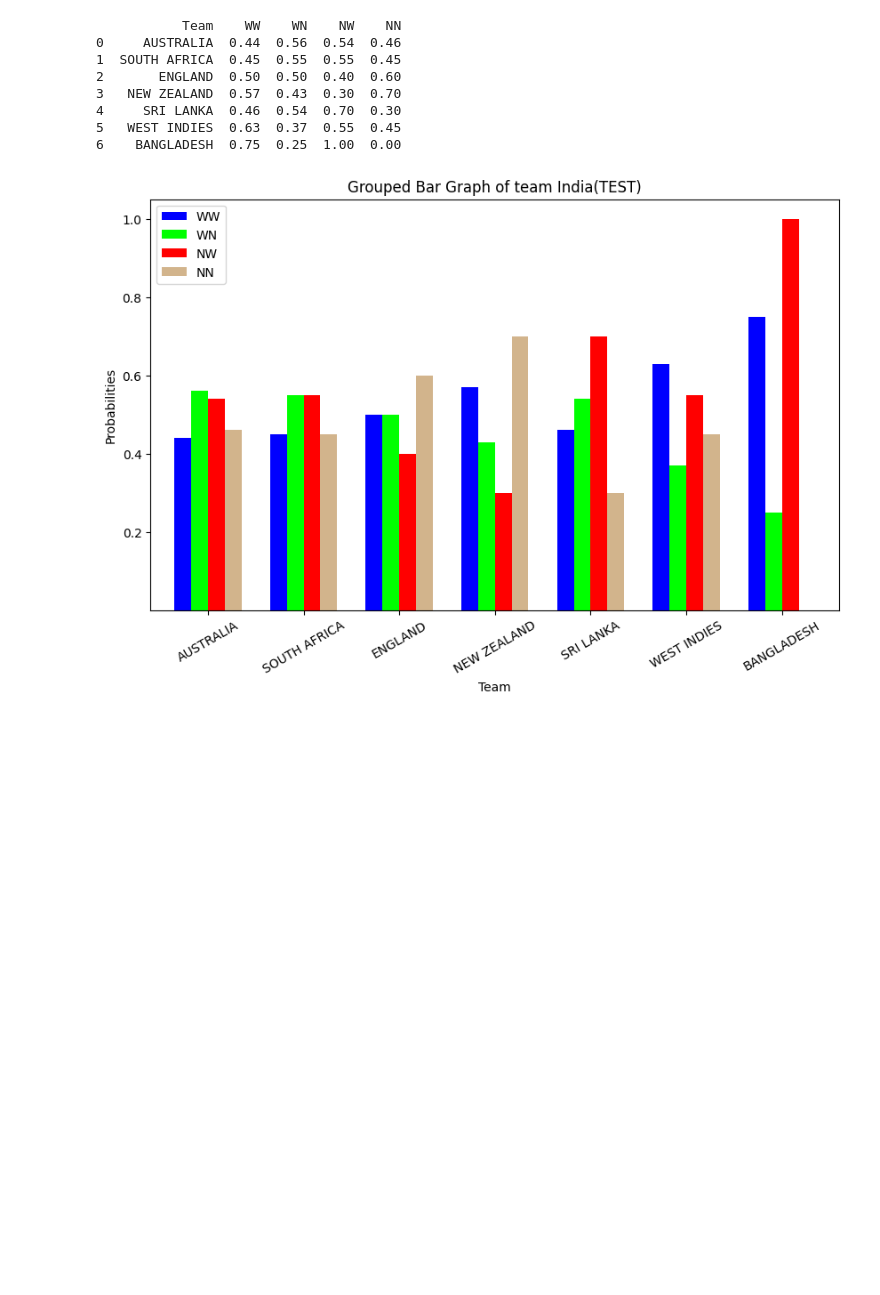
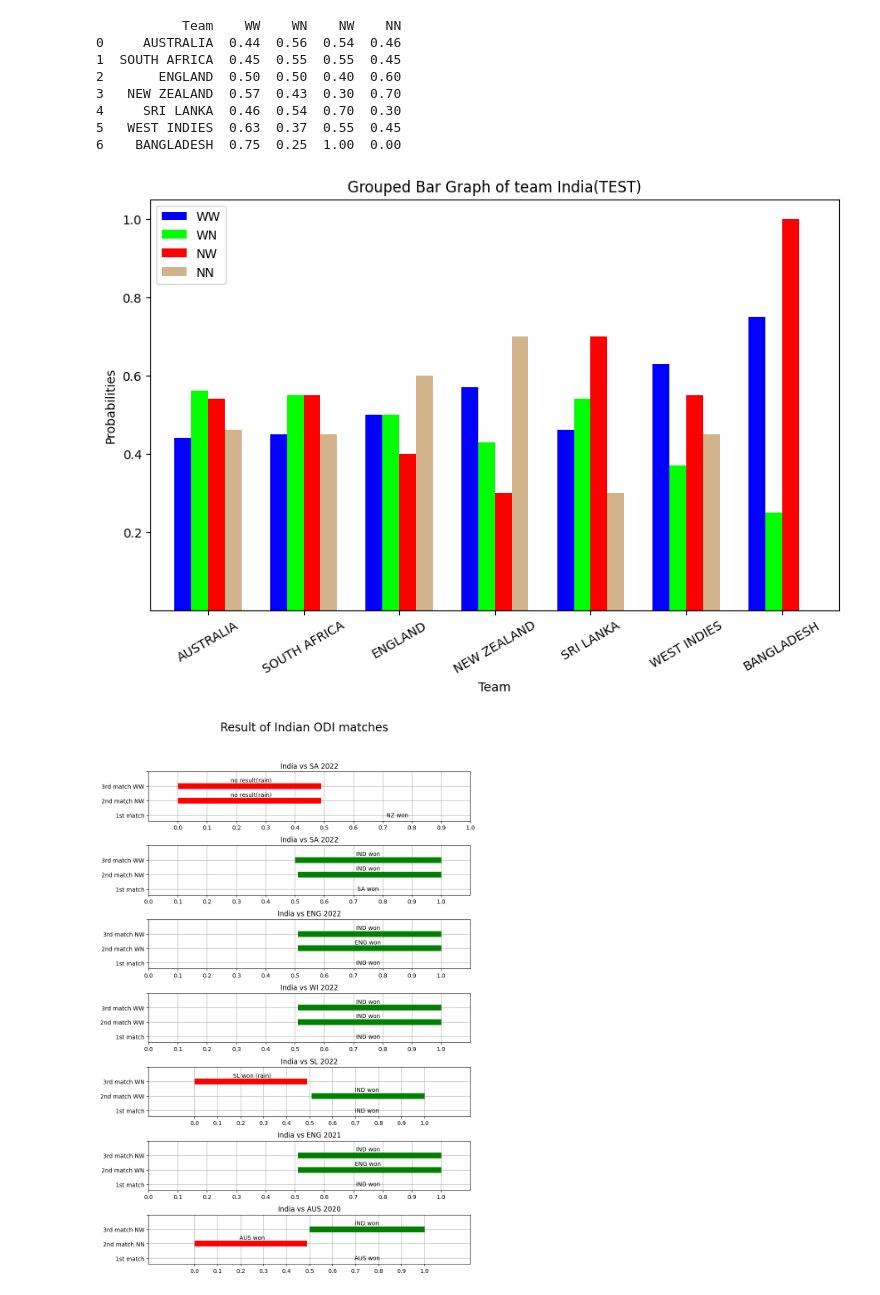
Before and after one commit to AshwinSheoran02/SPA-Final-Project-Group-9, a Jupyter notebook: Code/SPA assignment.ipynb, the cells around one changed output. Saved outputs shown, nothing was run; the diff lists cells and outputs as text; code cells hidden in the pictures; blank space fills up the shorter version.

```diff
--- a/Code/SPA assignment.ipynb
+++ b/Code/SPA assignment.ipynb
@@ -117,3 +117,102 @@ plt.show()
 5   WEST INDIES  0.63  0.37  0.55  0.45
 6    BANGLADESH  0.75  0.25  1.00  0.00
 [figure]
+# %%
+fig = plt.figure(figsize=(10,15))
+
+plt.suptitle('Result of Indian ODI matches',size=20)
+fig.subplots_adjust(hspace=0.5, top=0.9)
+ax1 = fig.add_subplot(7,1,1)
+ax2 = fig.add_subplot(7,1,2)
+ax3 = fig.add_subplot(7,1,3)
+ax4 = fig.add_subplot(7,1,4)
+ax5 = fig.add_subplot(7,1,5)
+ax6 = fig.add_subplot(7,1,6)
+ax7 = fig.add_subplot(7,1,7)
+
+ax1.plot([0.5,0.5],[1,1] ,lw=10, color="white", solid_capstyle="butt")
+ax1.plot([0,0.49],[2,2] ,lw=10, color="red", solid_capstyle="butt")
+ax1.plot([0,0.49],[3,3] ,lw=10, color="red", solid_capstyle="butt")
+ax1.margins(0.2)
+ax1.set_xticks([0.0,0.1,0.2,0.3,0.4,0.5,0.6,0.7,0.8,0.9,1.0])
+ax1.title.set_text('India vs SA 2022')
+ax1.set_yticks([1,2,3,4],labels=['1st match','2nd match NW','3rd match WW',''])
+ax1.text(0.75,1,s='NZ won',horizontalalignment='center',verticalalignment ='center')
+ax1.text(0.25,2.3,s='no result(rain)',horizontalalignment='center')
+ax1.text(0.25,3.3,s='no result(rain)',horizontalalignment='center')
+ax1.grid()
+
+
+ax2.plot([0.5,0.5],[1,1] ,lw=10, color="white", solid_capstyle="butt")
+ax2.plot([0.51,1],[2,2] ,lw=10, color="green", solid_capstyle="butt")
+ax2.plot([0.5,1],[3,3] ,lw=10, color="green", solid_capstyle="butt")
+ax2.margins(0.2)
+ax2.set_xticks([0.0,0.1,0.2,0.3,0.4,0.5,0.6,0.7,0.8,0.9,1.0])
+ax2.title.set_text('India vs SA 2022')
+ax2.set_yticks([1,2,3,4],labels=['1st match','2nd match NW','3rd match WW',''])
+ax2.text(0.75,1,s='SA won',horizontalalignment='center',verticalalignment ='center')
+ax2.text(0.75,2.3,s='IND won',horizontalalignment='center')
+ax2.text(0.75,3.3,s='IND won',horizontalalignment='center')
+ax2.grid()
+
+ax3.plot([0.5,0.5],[1,1] ,lw=10, color="white", solid_capstyle="butt")
+ax3.plot([0.51,1],[2,2] ,lw=10, color="green", solid_capstyle="butt")
+ax3.plot([0.51,1],[3,3] ,lw=10, color="green", solid_capstyle="butt")
+ax3.margins(0.2)
+ax3.set_xticks([0.0,0.1,0.2,0.3,0.4,0.5,0.6,0.7,0.8,0.9,1.0])
+ax3.title.set_text('India vs ENG 2022')
+ax3.set_yticks([1,2,3,4],labels=['1st match','2nd match WN','3rd match NW',''])
+ax3.text(0.75,1,s='IND won',horizontalalignment='center',verticalalignment ='center')
+ax3.text(0.75,2.3,s='ENG won',horizontalalignment='center')
+ax3.text(0.75,3.3,s='IND won',horizontalalignment='center')
+ax3.grid()
+
+ax4.plot([0.5,0.5],[1,1] ,lw=10, color="white", solid_capstyle="butt")
+ax4.plot([0.51,1],[2,2] ,lw=10, color="green", solid_capstyle="butt")
+ax4.plot([0.51,1],[3,3] ,lw=10, color="green", solid_capstyle="butt")
+ax4.margins(0.2)
+ax4.set_xticks([0.0,0.1,0.2,0.3,0.4,0.5,0.6,0.7,0.8,0.9,1.0])
+ax4.title.set_text('India vs WI 2022')
+ax4.set_yticks([1,2,3,4],labels=['1st match','2nd match WW','3rd match WW',''])
+ax4.text(0.75,1,s='IND won',horizontalalignment='center',verticalalignment ='center')
+ax4.text(0.75,2.3,s='IND won',horizontalalignment='center')
+ax4.text(0.75,3.3,s='IND won',horizontalalignment='center')
+ax4.grid()
+
+ax5.plot([0.5,0.5],[1,1] ,lw=10, color="white", solid_capstyle="butt")
+ax5.plot([0.51,1],[2,2] ,lw=10, color="green", solid_capstyle="butt")
+ax5.plot([0,0.49],[3,3] ,lw=10, color="red", solid_capstyle="butt")
+ax5.margins(0.2)
+ax5.set_xticks([0.0,0.1,0.2,0.3,0.4,0.5,0.6,0.7,0.8,0.9,1.0])
+ax5.title.set_text('India vs SL 2022')
+ax5.set_yticks([1,2,3,4],labels=['1st match','2nd match WW','3rd match WN',''])
+ax5.text(0.75,1,s='IND won',horizontalalignment='center',verticalalignment ='center')
+ax5.text(0.75,2.3,s='IND won',horizontalalignment='center')
+ax5.text(0.25,3.3,s='SL won (rain)',horizontalalignment='center')
+ax5.grid()
+
+ax6.plot([0.5,0.5],[1,1] ,lw=10, color="white", solid_capstyle="butt")
+ax6.plot([0.51,1],[2,2] ,lw=10, color="green", solid_capstyle="butt")
+ax6.plot([0.51,1],[3,3] ,lw=10, color="green", solid_capstyle="butt")
+ax6.margins(0.2)
+ax6.set_xticks([0.0,0.1,0.2,0.3,0.4,0.5,0.6,0.7,0.8,0.9,1.0])
+ax6.title.set_text('India vs ENG 2021')
+ax6.set_yticks([1,2,3,4],labels=['1st match','2nd match WN','3rd match NW',''])
+ax6.text(0.75,1,s='IND won',horizontalalignment='center',verticalalignment ='center')
+ax6.text(0.75,2.3,s='ENG won',horizontalalignment='center')
+ax6.text(0.75,3.3,s='IND won',horizontalalignment='center')
+ax6.grid()
+
+ax7.plot([0.5,0.5],[1,1] ,lw=10, color="white", solid_capstyle="butt")
+ax7.plot([0,0.49],[2,2] ,lw=10, color="red", solid_capstyle="butt")
+ax7.plot([0.5,1],[3,3] ,lw=10, color="green", solid_capstyle="butt")
+ax7.margins(0.2)
+ax7.set_xticks([0.0,0.1,0.2,0.3,0.4,0.5,0.6,0.7,0.8,0.9,1.0])
+ax7.title.set_text('India vs AUS 2020')
+ax7.set_yticks([1,2,3,4],labels=['1st match','2nd match NN','3rd match NW',''])
+ax7.text(0.75,1,s='AUS won',horizontalalignment='center',verticalalignment ='center')
+ax7.text(0.25,2.3,s='AUS won',horizontalalignment='center')
+ax7.text(0.75,3.3,s='IND won',horizontalalignment='center')
+ax7.grid()
+# %% [output]
+[figure, added]
```
